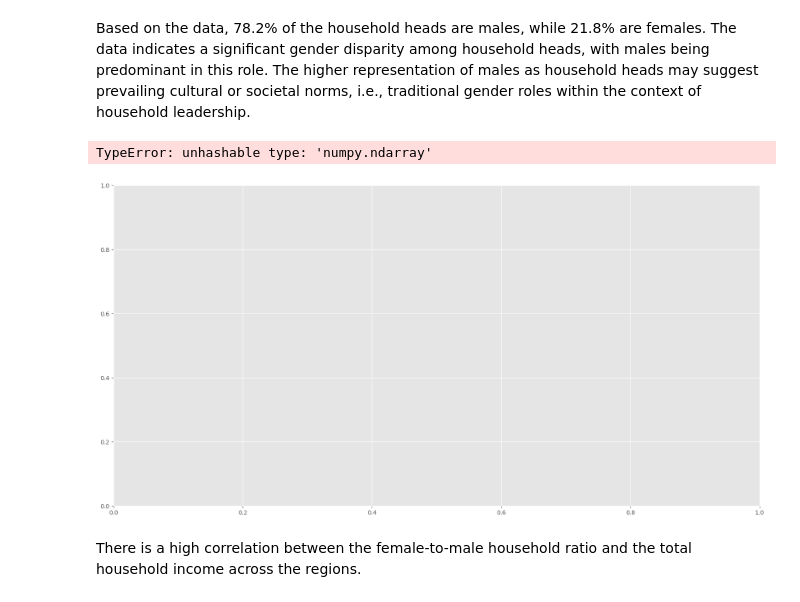
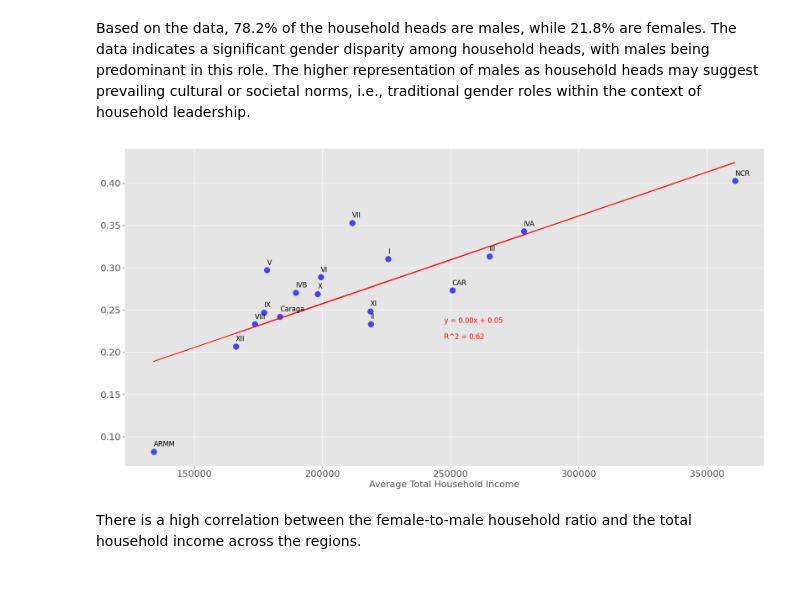
Before and after one commit to kiaraesguerra/filipino-income-expenditures, a Jupyter notebook: 01 EDA - Regional Average.ipynb, the cells around one changed output. Cells and saved outputs as stored; diff of their text form; code cells hidden in the pictures.

Commit message:
Remove unnecessary files, re-ran 01 to remove error message in display

```diff
--- a/01 EDA - Regional Average.ipynb
+++ b/01 EDA - Regional Average.ipynb
@@ -252,10 +252,9 @@ ratio_df["Female to Male Ratio"] = ratio_df["Female"] / ratio_df["Male"]
 # %%
 from utils.scatter_utils import regional_scatter_plot, basic_scatter_plot
 # %%
-basic_scatter_plot(data.groupby("Region")["Total Household Income"].mean().reset_index(), ratio_df)
+basic_scatter_plot(data.groupby("Region")["Total Household Income"].mean(), ratio_df["Female to Male Ratio"])
 # %% [output]
-TypeError: unhashable type: 'numpy.ndarray'
-[figure, old version]
+[figure, new version]
 # %% [markdown]
 There is a high correlation between the female-to-male household ratio and the total household income across the regions.
 # %% [markdown]
```
Also changed, not shown: parts of 1 cell of this notebook, 2 other files.
